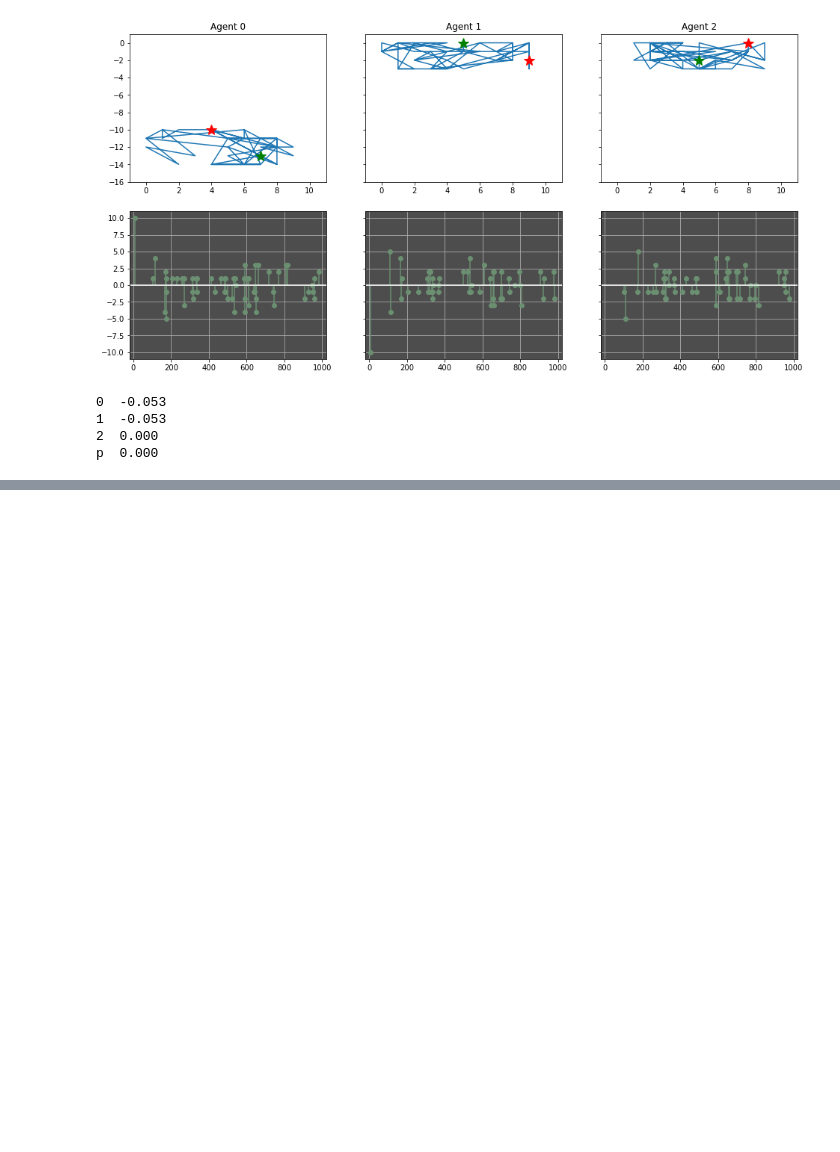
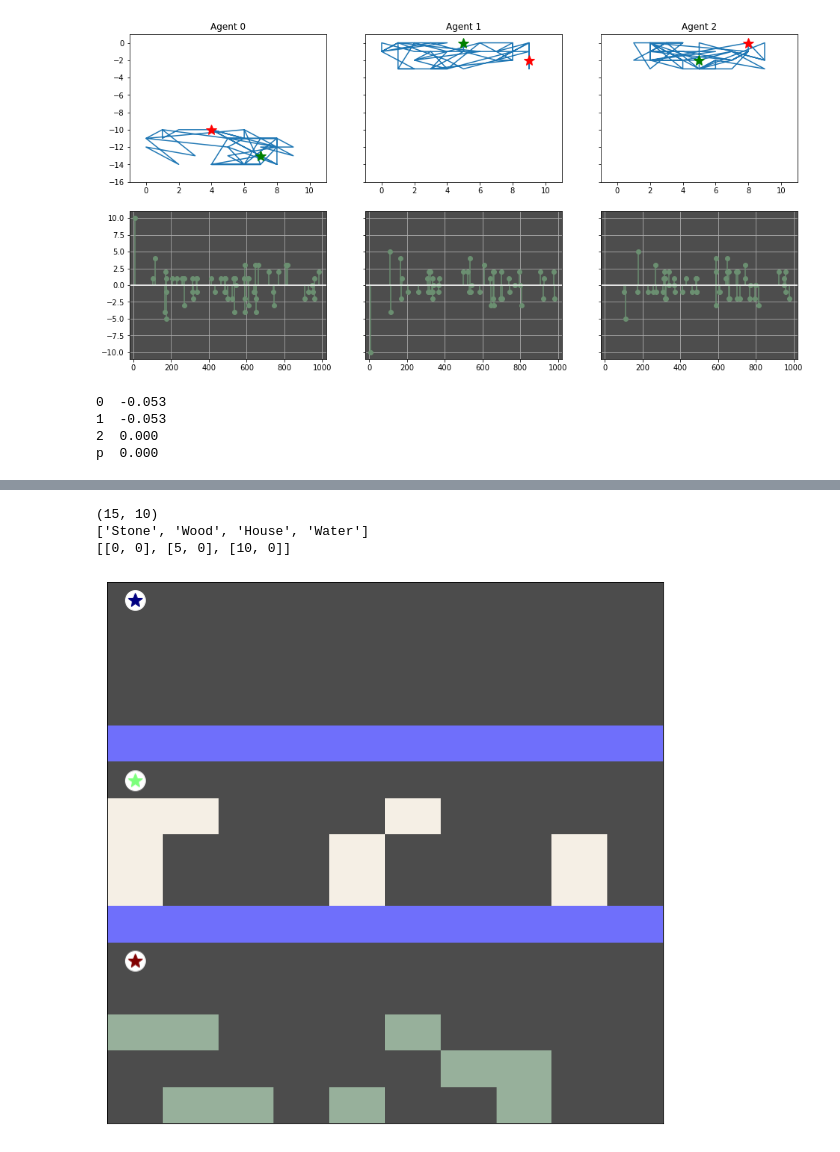
Before and after one commit to xinmingzhang/ai-economist, a Jupyter notebook: tutorials/1_Untitled.ipynb, the cells around one changed output, grey strips where cells are left out. Cells and saved outputs as stored; diff of their text form; code cells hidden in the pictures; blank space fills up the shorter version.

```diff
--- a/tutorials/1_Untitled.ipynb
+++ b/tutorials/1_Untitled.ipynb
@@ -302,0 +303,13 @@ Income (Build) :  13.19 (n=  7) |  14.59 (n= 13) |  10.43 (n=  6)
+# %%
+env.reset()
+print(env.world.maps.get("Wood").shape)
+scenario_entities = [k for k in env.world.maps.keys() if "source" not in k.lower()]
+print(scenario_entities)
+plotting.plot_env_state(env)
+locs = [agent.loc for agent in env.world.agents]
+print(locs)
+# %% [output]
+(15, 10)
+['Stone', 'Wood', 'House', 'Water']
+[[0, 0], [5, 0], [10, 0]]
+[figure, added]
```
Also changed, not shown: parts of 6 cells of this notebook, 2 other files.
